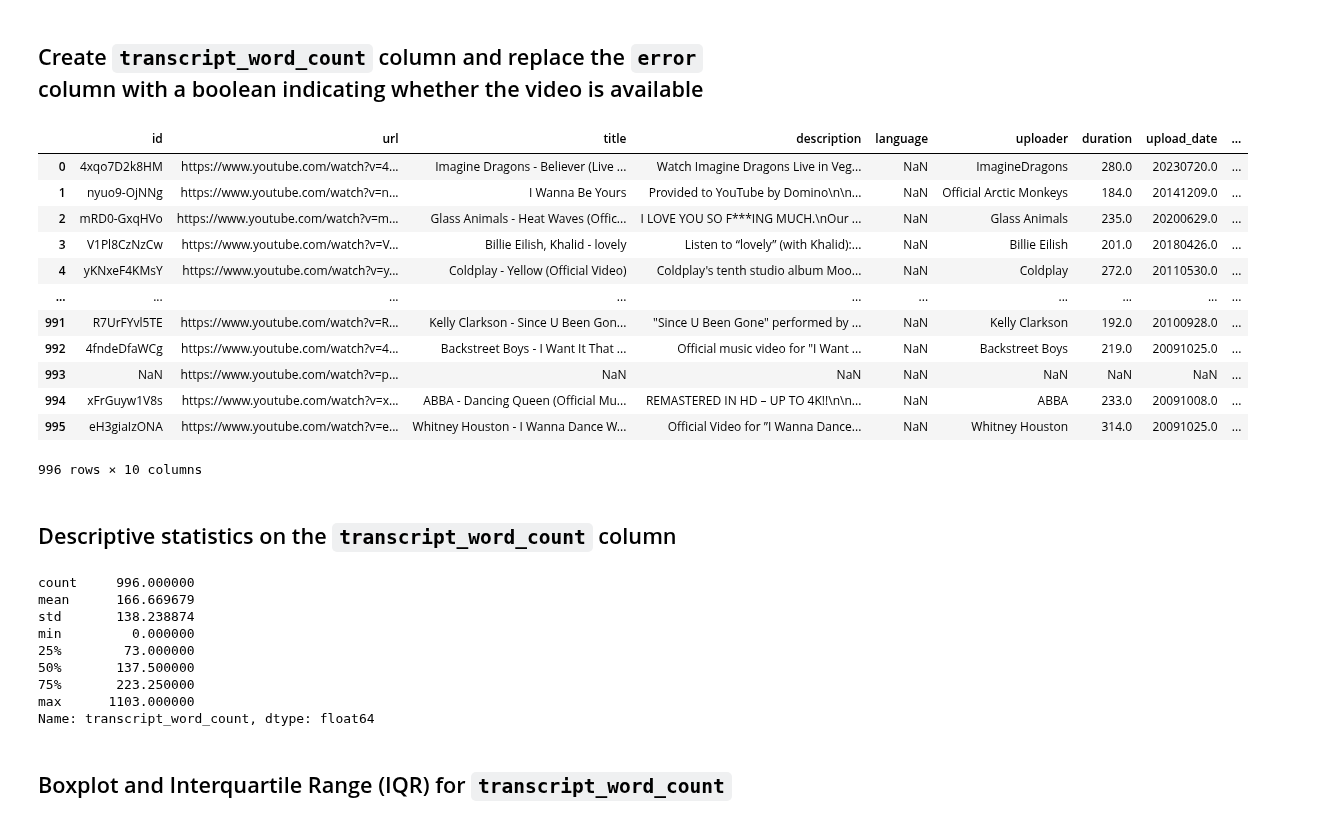
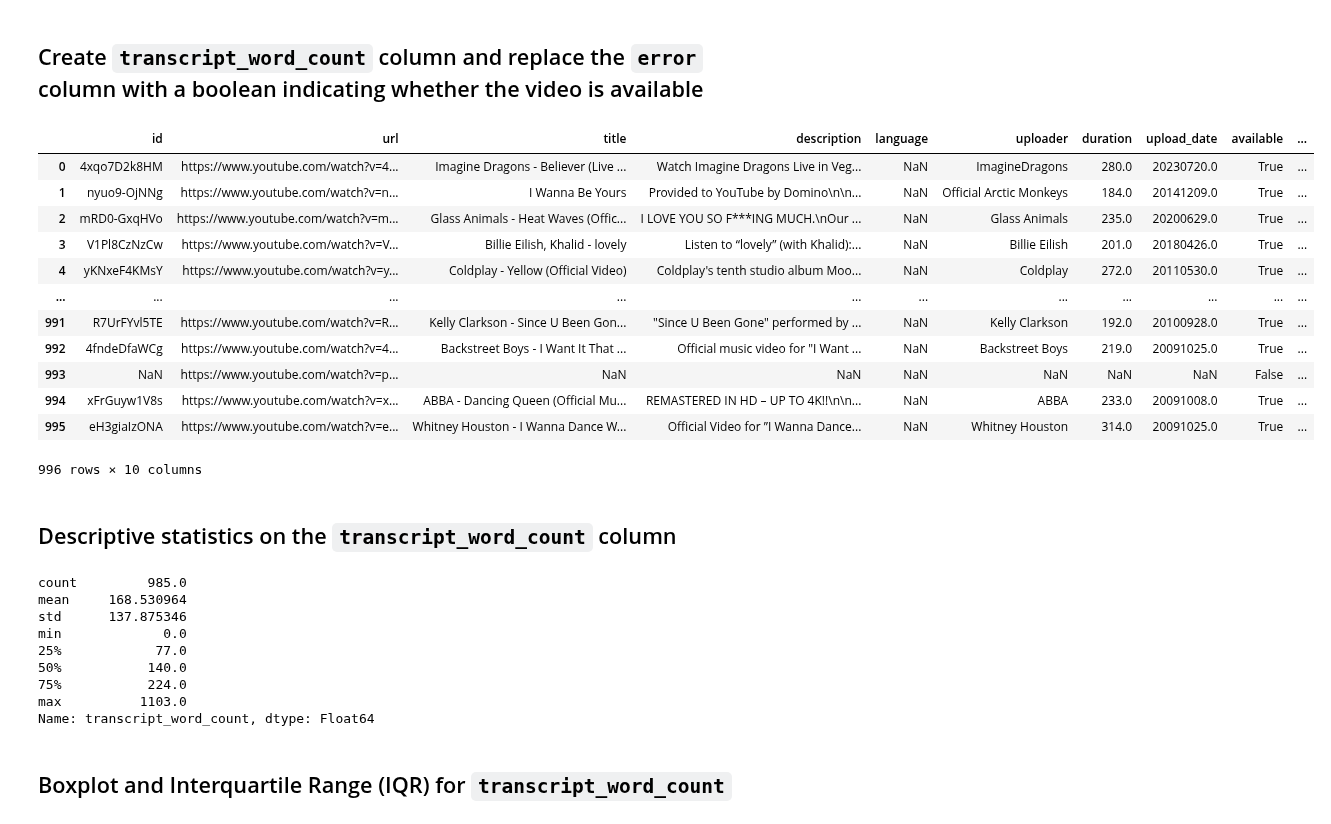
Before and after one commit to laelgelc/cl_st1_claudia, a Jupyter notebook: cl_st1_ph1_claudia/whisper_history/cl_st1_ph1_claudia.ipynb, the cells around one changed output. Drawn from its saved outputs; the diff is of its cells as text; code cells hidden in the pictures.

```diff
--- a/cl_st1_ph1_claudia/whisper_history/cl_st1_ph1_claudia.ipynb
+++ b/cl_st1_ph1_claudia/whisper_history/cl_st1_ph1_claudia.ipynb
@@ -31,50 +31,68 @@ df_music_videos
 ## Create `transcript_word_count` column and replace the `error` column with a boolean indicating whether the video is available
 # %%
 import os
+import numpy as np
+
+TRANSCRIPTS_DIR = "../corpus/02_music_videos_transcripts"
 
 def get_transcript_word_count(video_id):
     if not isinstance(video_id, str):
         return 0
-    filepath = f"../corpus/02_music_videos_transcripts/{video_id}.txt"
+
+    filepath = os.path.join(TRANSCRIPTS_DIR, f"{video_id}.txt")
+
     if os.path.exists(filepath):
-        with open(filepath, 'r', encoding='utf-8') as f:
+        with open(filepath, "r", encoding="utf-8") as f:
             return len(f.read().split())
+
     return 0
 
-# df_music_videos_dataset
 df_music_videos_dataset = df_music_videos.copy()
-df_music_videos_dataset['transcript_word_count'] = df_music_videos_dataset['id'].apply(get_transcript_word_count)
-df_music_videos_dataset['available'] = df_music_videos_dataset['error'].isna()
-df_music_videos_dataset = df_music_videos_dataset.drop(columns=['error'])
+
+df_music_videos_dataset["available"] = df_music_videos_dataset["error"].isna()
+df_music_videos_dataset = df_music_videos_dataset.drop(columns=["error"])
+
+available_mask = df_music_videos_dataset["available"]
+
+df_music_videos_dataset["transcript_word_count"] = pd.NA
+df_music_videos_dataset.loc[available_mask, "transcript_word_count"] = [
+    get_transcript_word_count(video_id)
+    for video_id in df_music_videos_dataset.loc[available_mask, "id"]
+]
+df_music_videos_dataset["transcript_word_count"] = (
+    df_music_videos_dataset["transcript_word_count"]
+    .astype("Int64")
+)
+
 df_music_videos_dataset
 # %% [output]
-|  | id | url | title | description | language | uploader | duration | upload_date | ... |
-| 0 | 4xqo7D2k8HM | https://www.youtube.com/watch?v=4... | Imagine Dragons - Believer (Live ... | Watch Imagine Dragons Live in Veg... | NaN | ImagineDragons | 280.0 | 20230720.0 | ... |
-| 1 | nyuo9-OjNNg | https://www.youtube.com/watch?v=n... | I Wanna Be Yours | Provided to YouTube by Domino\n\n... | NaN | Official Arctic Monkeys | 184.0 | 20141209.0 | ... |
-| 2 | mRD0-GxqHVo | https://www.youtube.com/watch?v=m... | Glass Animals - Heat Waves (Offic... | I LOVE YOU SO F***ING MUCH.\nOur ... | NaN | Glass Animals | 235.0 | 20200629.0 | ... |
-| 3 | V1Pl8CzNzCw | https://www.youtube.com/watch?v=V... | Billie Eilish, Khalid - lovely | Listen to “lovely” (with Khalid):... | NaN | Billie Eilish | 201.0 | 20180426.0 | ... |
-| 4 | yKNxeF4KMsY | https://www.youtube.com/watch?v=y... | Coldplay - Yellow (Official Video) | Coldplay's tenth studio album Moo... | NaN | Coldplay | 272.0 | 20110530.0 | ... |
-| ... | ... | ... | ... | ... | ... | ... | ... | ... | ... |
-| 991 | R7UrFYvl5TE | https://www.youtube.com/watch?v=R... | Kelly Clarkson - Since U Been Gon... | "Since U Been Gone" performed by ... | NaN | Kelly Clarkson | 192.0 | 20100928.0 | ... |
-| 992 | 4fndeDfaWCg | https://www.youtube.com/watch?v=4... | Backstreet Boys - I Want It That ... | Official music video for "I Want ... | NaN | Backstreet Boys | 219.0 | 20091025.0 | ... |
-| 993 | NaN | https://www.youtube.com/watch?v=p... | NaN | NaN | NaN | NaN | NaN | NaN | ... |
-| 994 | xFrGuyw1V8s | https://www.youtube.com/watch?v=x... | ABBA - Dancing Queen (Official Mu... | REMASTERED IN HD – UP TO 4K!!\n\n... | NaN | ABBA | 233.0 | 20091008.0 | ... |
-| 995 | eH3giaIzONA | https://www.youtube.com/watch?v=e... | Whitney Houston - I Wanna Dance W... | Official Video for ”I Wanna Dance... | NaN | Whitney Houston | 314.0 | 20091025.0 | ... |
+|  | id | url | title | description | language | uploader | duration | upload_date | available | ... |
+| 0 | 4xqo7D2k8HM | https://www.youtube.com/watch?v=4... | Imagine Dragons - Believer (Live ... | Watch Imagine Dragons Live in Veg... | NaN | ImagineDragons | 280.0 | 20230720.0 | True | ... |
+| 1 | nyuo9-OjNNg | https://www.youtube.com/watch?v=n... | I Wanna Be Yours | Provided to YouTube by Domino\n\n... | NaN | Official Arctic Monkeys | 184.0 | 20141209.0 | True | ... |
+| 2 | mRD0-GxqHVo | https://www.youtube.com/watch?v=m... | Glass Animals - Heat Waves (Offic... | I LOVE YOU SO F***ING MUCH.\nOur ... | NaN | Glass Animals | 235.0 | 20200629.0 | True | ... |
+| 3 | V1Pl8CzNzCw | https://www.youtube.com/watch?v=V... | Billie Eilish, Khalid - lovely | Listen to “lovely” (with Khalid):... | NaN | Billie Eilish | 201.0 | 20180426.0 | True | ... |
+| 4 | yKNxeF4KMsY | https://www.youtube.com/watch?v=y... | Coldplay - Yellow (Official Video) | Coldplay's tenth studio album Moo... | NaN | Coldplay | 272.0 | 20110530.0 | True | ... |
+| ... | ... | ... | ... | ... | ... | ... | ... | ... | ... | ... |
+| 991 | R7UrFYvl5TE | https://www.youtube.com/watch?v=R... | Kelly Clarkson - Since U Been Gon... | "Since U Been Gone" performed by ... | NaN | Kelly Clarkson | 192.0 | 20100928.0 | True | ... |
+| 992 | 4fndeDfaWCg | https://www.youtube.com/watch?v=4... | Backstreet Boys - I Want It That ... | Official music video for "I Want ... | NaN | Backstreet Boys | 219.0 | 20091025.0 | True | ... |
+| 993 | NaN | https://www.youtube.com/watch?v=p... | NaN | NaN | NaN | NaN | NaN | NaN | False | ... |
+| 994 | xFrGuyw1V8s | https://www.youtube.com/watch?v=x... | ABBA - Dancing Queen (Official Mu... | REMASTERED IN HD – UP TO 4K!!\n\n... | NaN | ABBA | 233.0 | 20091008.0 | True | ... |
+| 995 | eH3giaIzONA | https://www.youtube.com/watch?v=e... | Whitney Houston - I Wanna Dance W... | Official Video for ”I Wanna Dance... | NaN | Whitney Houston | 314.0 | 20091025.0 | True | ... |
 996 rows × 10 columns
 # %% [markdown]
 ## Descriptive statistics on the `transcript_word_count` column
 # %%
 df_music_videos_dataset["transcript_word_count"].describe()
 # %% [output]
-count     996.000000
-mean      166.669679
-std       138.238874
-min         0.000000
-25%        73.000000
-50%       137.500000
-75%       223.250000
-max      1103.000000
-Name: transcript_word_count, dtype: float64
+count         985.0
+mean     168.530964
+std      137.875346
+min             0.0
+25%            77.0
+50%           140.0
+75%           224.0
+max          1103.0
+Name: transcript_word_count, dtype: Float64
 # %% [markdown]
 ## Boxplot and Interquartile Range (IQR) for `transcript_word_count`
 # %%
```
Also changed, not shown: parts of 2 cells of this notebook, 7 other files.
